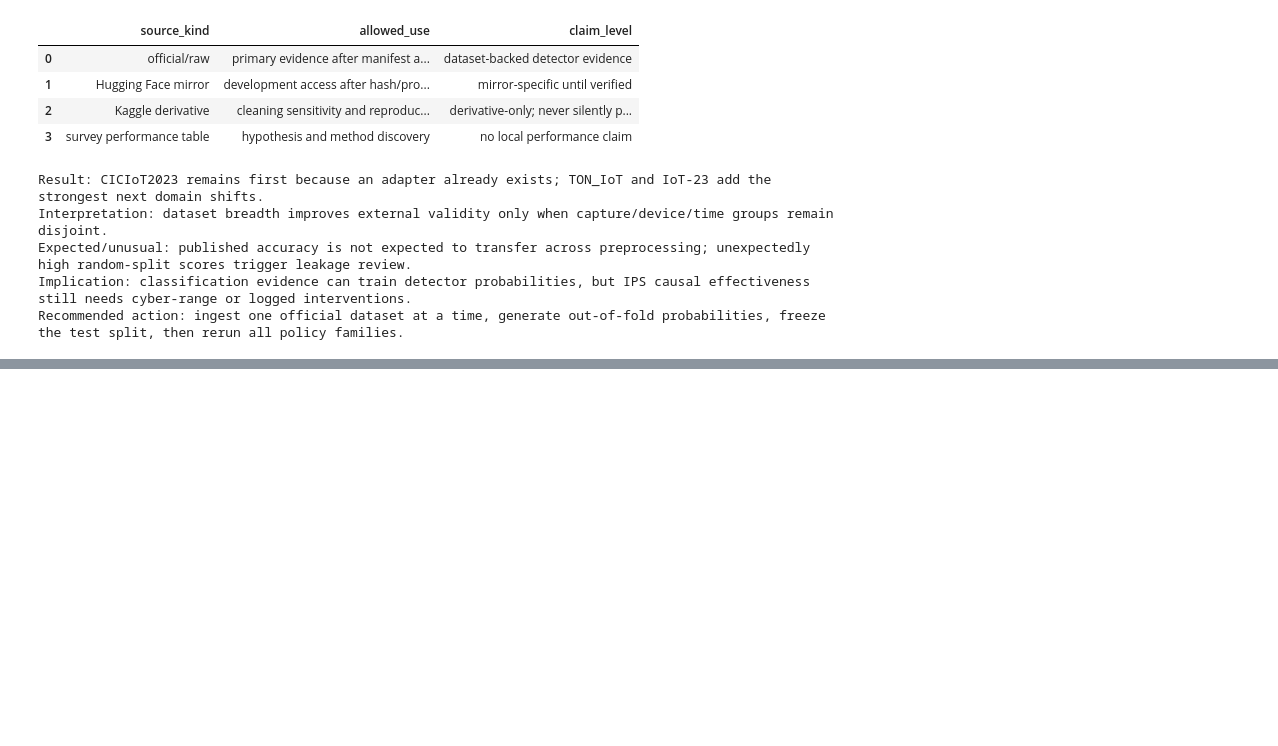
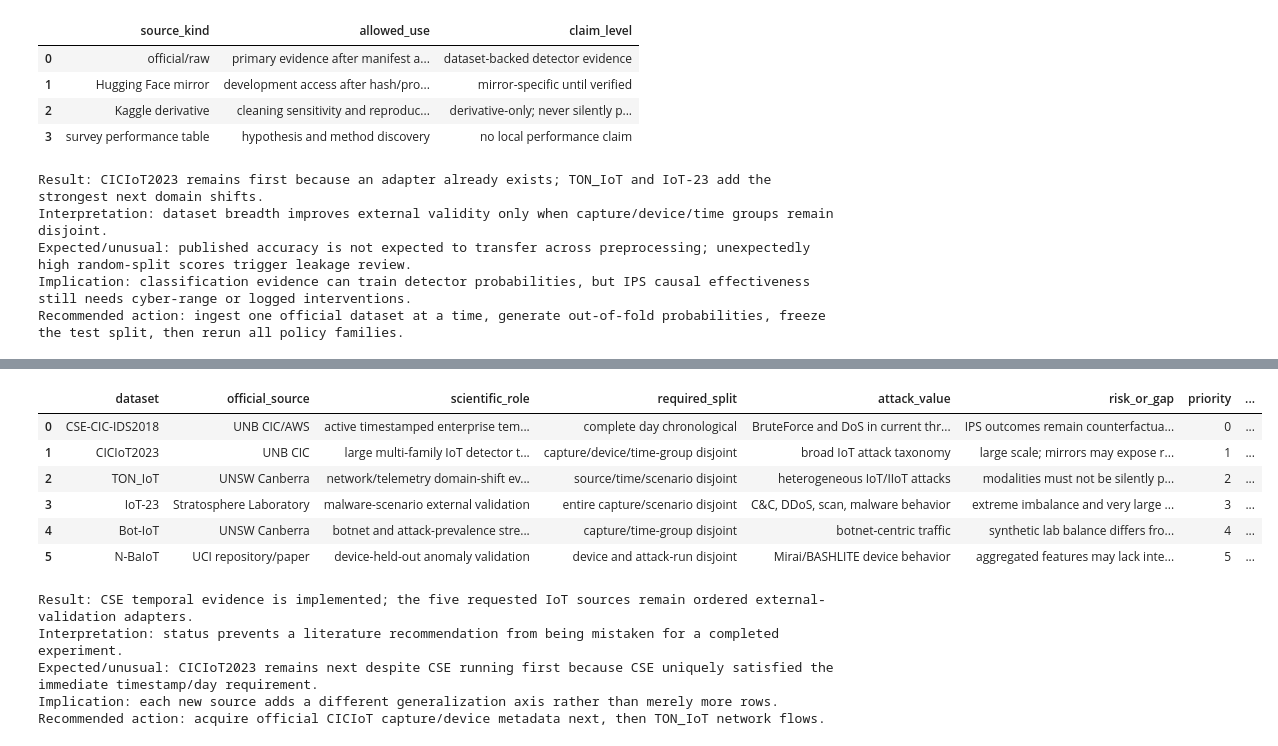
Before and after one commit to gegestalt/kodeRvR, a Jupyter notebook: notebooks/06_adaptive_ips_full_project_lab.ipynb, the cells around one changed output, grey strips where cells are left out. Cells and saved outputs as stored; diff of their text form; code cells hidden in the pictures; blank space fills up the shorter version.

```diff
--- a/notebooks/06_adaptive_ips_full_project_lab.ipynb
+++ b/notebooks/06_adaptive_ips_full_project_lab.ipynb
@@ -1545,0 +1709,28 @@ Recommended action: ingest one official dataset at a time, generate out-of-fold
+# %%
+adapter_roadmap = pd.DataFrame([
+ {'dataset':'CSE-CIC-IDS2018','official_source':'UNB CIC/AWS','scientific_role':'active timestamped enterprise temporal evidence','required_split':'complete day chronological','attack_value':'BruteForce and DoS in current three-day subset','risk_or_gap':'IPS outcomes remain counterfactual; later families absent','priority':0,'next_adapter':'add later official days without changing final-test protocol','status':'IMPLEMENTED AND RUN'},
+ {'dataset':'CICIoT2023','official_source':'UNB CIC','scientific_role':'large multi-family IoT detector training','required_split':'capture/device/time-group disjoint','attack_value':'broad IoT attack taxonomy','risk_or_gap':'large scale; mirrors may expose random row splits','priority':1,'next_adapter':'existing CICIoT adapter + provenance manifest','status':'NEXT — OFFICIAL RAW FILES NOT LOCAL'},
+ {'dataset':'TON_IoT','official_source':'UNSW Canberra','scientific_role':'network/telemetry domain-shift evaluation','required_split':'source/time/scenario disjoint','attack_value':'heterogeneous IoT/IIoT attacks','risk_or_gap':'modalities must not be silently pooled','priority':2,'next_adapter':'network-flow modality first','status':'PLANNED'},
+ {'dataset':'IoT-23','official_source':'Stratosphere Laboratory','scientific_role':'malware-scenario external validation','required_split':'entire capture/scenario disjoint','attack_value':'C&C, DDoS, scan, malware behavior','risk_or_gap':'extreme imbalance and very large flow counts','priority':3,'next_adapter':'Zeek conn.log labelled parser','status':'PLANNED'},
+ {'dataset':'Bot-IoT','official_source':'UNSW Canberra','scientific_role':'botnet and attack-prevalence stress test','required_split':'capture/time-group disjoint','attack_value':'botnet-centric traffic','risk_or_gap':'synthetic lab balance differs from deployment','priority':4,'next_adapter':'schema/label audit before ingestion','status':'PLANNED'},
+ {'dataset':'N-BaIoT','official_source':'UCI repository/paper','scientific_role':'device-held-out anomaly validation','required_split':'device and attack-run disjoint','attack_value':'Mirai/BASHLITE device behavior','risk_or_gap':'aggregated features may lack intervention timing','priority':5,'next_adapter':'device-group anomaly benchmark only','status':'PLANNED'},
+]).sort_values('priority')
+display(adapter_roadmap)
+print('Result: CSE temporal evidence is implemented; the five requested IoT sources remain ordered external-validation adapters.')
+print('Interpretation: status prevents a literature recommendation from being mistaken for a completed experiment.')
+print('Expected/unusual: CICIoT2023 remains next despite CSE running first because CSE uniquely satisfied the immediate timestamp/day requirement.')
+print('Implication: each new source adds a different generalization axis rather than merely more rows.')
+print('Recommended action: acquire official CICIoT capture/device metadata next, then TON_IoT network flows.')
+# %% [output]
+|  | dataset | official_source | scientific_role | required_split | attack_value | risk_or_gap | priority | ... |
+| 0 | CSE-CIC-IDS2018 | UNB CIC/AWS | active timestamped enterprise tem... | complete day chronological | BruteForce and DoS in current thr... | IPS outcomes remain counterfactua... | 0 | ... |
+| 1 | CICIoT2023 | UNB CIC | large multi-family IoT detector t... | capture/device/time-group disjoint | broad IoT attack taxonomy | large scale; mirrors may expose r... | 1 | ... |
+| 2 | TON_IoT | UNSW Canberra | network/telemetry domain-shift ev... | source/time/scenario disjoint | heterogeneous IoT/IIoT attacks | modalities must not be silently p... | 2 | ... |
+| 3 | IoT-23 | Stratosphere Laboratory | malware-scenario external validation | entire capture/scenario disjoint | C&C, DDoS, scan, malware behavior | extreme imbalance and very large ... | 3 | ... |
+| 4 | Bot-IoT | UNSW Canberra | botnet and attack-prevalence stre... | capture/time-group disjoint | botnet-centric traffic | synthetic lab balance differs fro... | 4 | ... |
+| 5 | N-BaIoT | UCI repository/paper | device-held-out anomaly validation | device and attack-run disjoint | Mirai/BASHLITE device behavior | aggregated features may lack inte... | 5 | ... |
+Result: CSE temporal evidence is implemented; the five requested IoT sources remain ordered external-validation adapters.
+Interpretation: status prevents a literature recommendation from being mistaken for a completed experiment.
+Expected/unusual: CICIoT2023 remains next despite CSE running first because CSE uniquely satisfied the immediate timestamp/day requirement.
+Implication: each new source adds a different generalization axis rather than merely more rows.
+Recommended action: acquire official CICIoT capture/device metadata next, then TON_IoT network flows.
```
Also changed, not shown: parts of 29 cells of this notebook, 33 other files.
